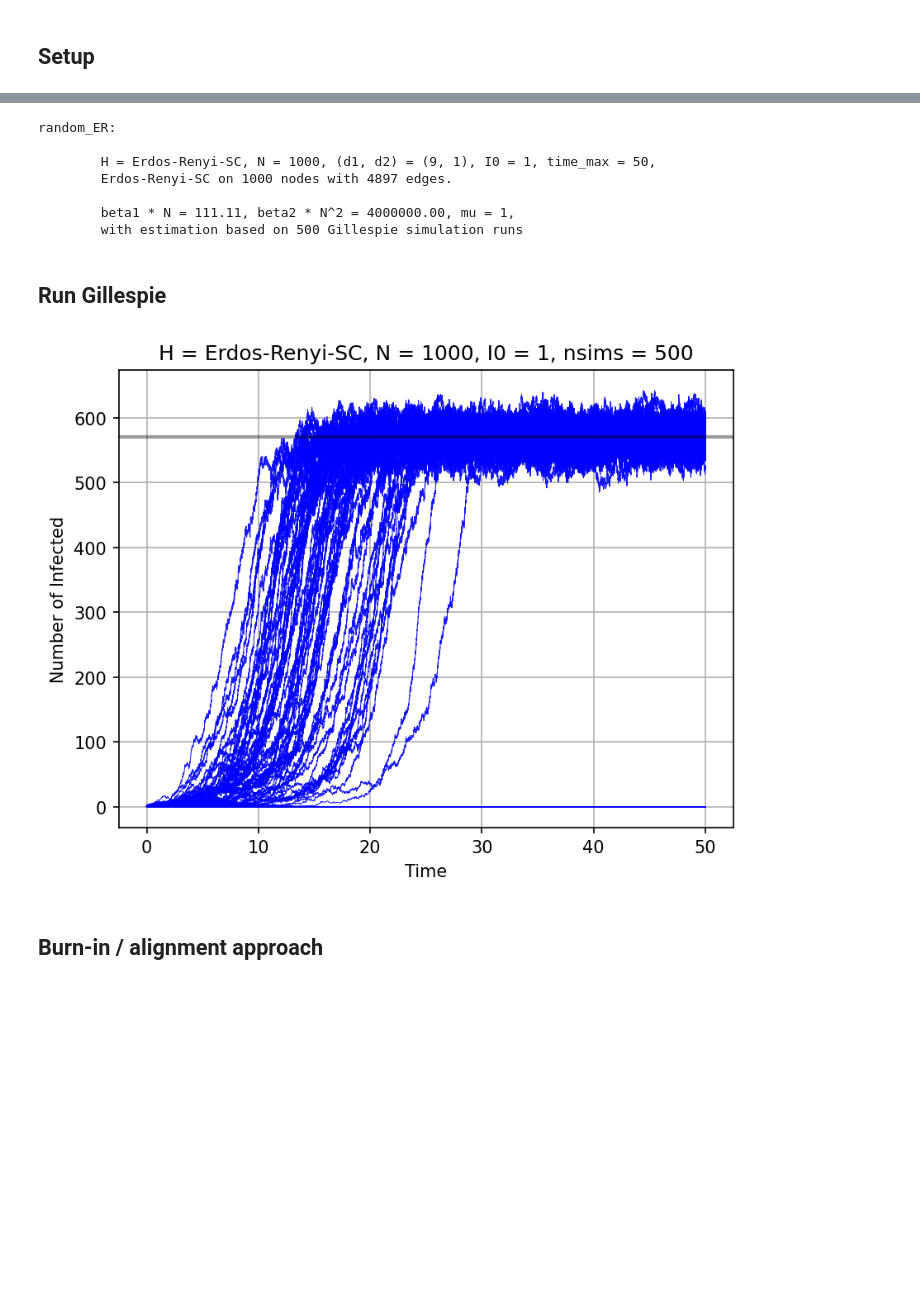
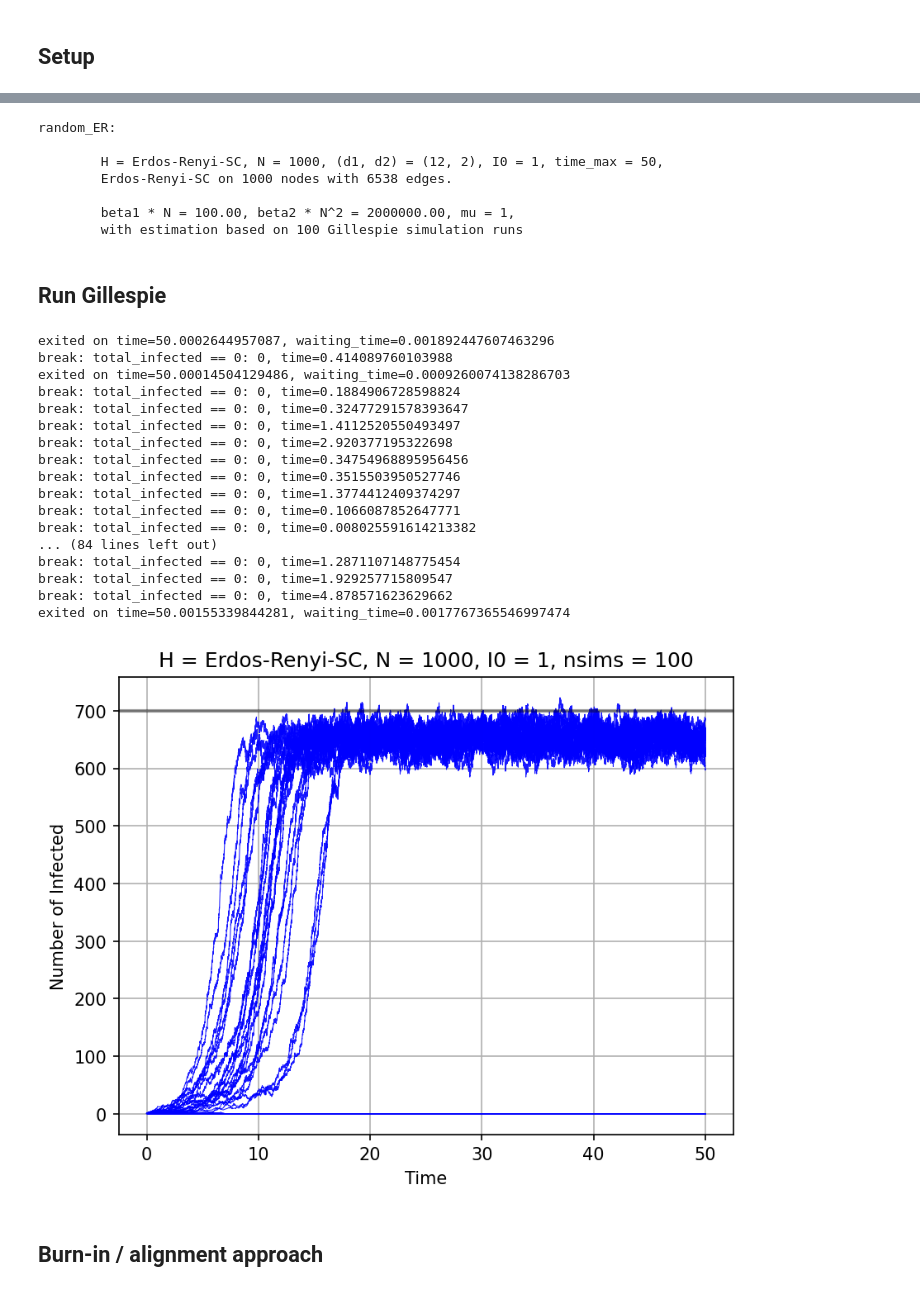
Before and after one commit to markolalovic/higher-order-contagion, a Jupyter notebook: notebooks/E-R-rates-SC-4.ipynb, the cells around one changed output, grey strips where cells are left out. Cells and saved outputs as stored; diff of their text form; code cells hidden in the pictures; blank space fills up the shorter version.

```diff
--- a/notebooks/E-R-rates-SC-4.ipynb
+++ b/notebooks/E-R-rates-SC-4.ipynb
@@ -34,5 +34,5 @@ False
 # %%
-d1, d2 = (9, 1)
+d1, d2 = (12, 2)  # try 12, 2
 g = ErdosRenyiSC(N, d1, d2)
 # %%
 g.print()
@@ -61,7 +57,7 @@ g.summary()
 test_name = "random_ER"
 
 I0 = 1
-nsims = 500
+nsims = 100
 run_gillespie_simulations = True
 time_max = 50
 
@@ -69,9 +65,10 @@ time_max = 50
 mu    = 1             # recovery rate
 
 # TODO:
+# Try with
 # lambda_1 \in [1, 1.3, 1.5]
 # lambda_2 \in [2, 5]
-lambda1 = 1
+lambda1 = 1.2 # <- increase lambda
 lambda2 = 4
 
 beta1 = lambda1 * mu / d1 # pairwise infection rate
@@ -88,16 +85,16 @@ print(f"\twith estimation based on {nsims} Gillespie simulation runs\n")
 # %% [output]
 random_ER:
 
-        H = Erdos-Renyi-SC, N = 1000, (d1, d2) = (9, 1), I0 = 1, time_max = 50,
-        Erdos-Renyi-SC on 1000 nodes with 4897 edges.
+        H = Erdos-Renyi-SC, N = 1000, (d1, d2) = (12, 2), I0 = 1, time_max = 50,
+        Erdos-Renyi-SC on 1000 nodes with 6538 edges.
 
-        beta1 * N = 111.11, beta2 * N^2 = 4000000.00, mu = 1,
-        with estimation based on 500 Gillespie simulation runs
+        beta1 * N = 100.00, beta2 * N^2 = 2000000.00, mu = 1,
+        with estimation based on 100 Gillespie simulation runs
 # %% [markdown]
 ## Run Gillespie
 # %%
 ## --- Run Gillespie ---
-run_gillespie_simulations = False
+run_gillespie_simulations = True
 
 I0_gillespie = I0 # TODO: go over the range when necessary
 nodes = list(g.nodes.keys())
@@ -107,35 +104,52 @@ if run_gillespie_simulations:
     X_sims = []
     for _ in range(nsims):
         X_t = gillespie_sim(g, beta1, beta2, mu, initial_infections, time_max)
         X_sims.append(X_t)
 
     # save the simulation results
     sim_results = {f'sim_{i}': X_sims[i] for i in range(nsims)}
     np.savez_compressed(f'../results/gillespie-sims_{test_name}.npz', **sim_results)
 else:
     # load simulation results
     sim_results = np.load(f'../results/gillespie-sims_{test_name}.npz', allow_pickle=True)
     X_sims = [sim_results[f'sim_{i}'] for i in range(nsims)]
 
 # plot X_t curves in gray and average curve in red
 fig = plt.figure(dpi=150) # set DPI
 ax  = plt.subplot()
 
 for X_t in X_sims:
     ax.plot(X_t[0], X_t[2], c="blue", alpha=0.9, linewidth=0.5, rasterized=True)
 
-plt.axhline(y=int(0.57 * N), color='black', lw=2, alpha=0.4, linestyle='-')
+plt.axhline(y=int(0.7 * N), color='black', lw=2, alpha=0.4, linestyle='-')
 
 plt.xlabel("Time")
 plt.ylabel("Number of Infected")
 plt.grid(True)
 plt.title(f"H = {g.name}, N = {N}, I0 = {I0}, nsims = {nsims}")
 plt.savefig(f"../figures/estimation/{test_name}/gillespie-sims.pdf",
             format='pdf', bbox_inches='tight')
 plt.show()
 plt.close(fig) # free up memory
 # %% [output]
+exited on time=50.0002644957087, waiting_time=0.001892447607463296
+break: total_infected == 0: 0, time=0.414089760103988
+exited on time=50.00014504129486, waiting_time=0.0009260074138286703
+break: total_infected == 0: 0, time=0.1884906728598824
+break: total_infected == 0: 0, time=0.32477291578393647
+break: total_infected == 0: 0, time=1.4112520550493497
+break: total_infected == 0: 0, time=2.920377195322698
+break: total_infected == 0: 0, time=0.34754968895956456
+break: total_infected == 0: 0, time=0.3515503950527746
+break: total_infected == 0: 0, time=1.3774412409374297
+break: total_infected == 0: 0, time=0.1066087852647771
+break: total_infected == 0: 0, time=0.008025591614213382
+... (84 lines left out)
+break: total_infected == 0: 0, time=1.2871107148775454
+break: total_infected == 0: 0, time=1.929257715809547
+break: total_infected == 0: 0, time=4.878571623629662
+exited on time=50.00155339844281, waiting_time=0.0017767365546997474
-[figure, old version]
+[figure, new version]
 # %% [markdown]
 ## Burn-in / alignment approach
 # %% [markdown]
```
Also changed, not shown: parts of 21 cells of this notebook, 18 other files.
